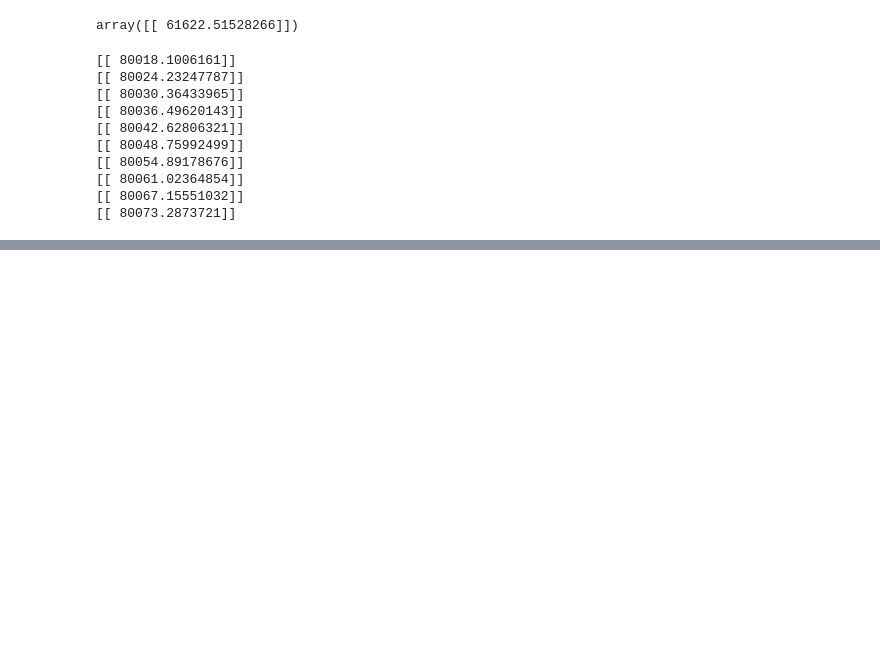
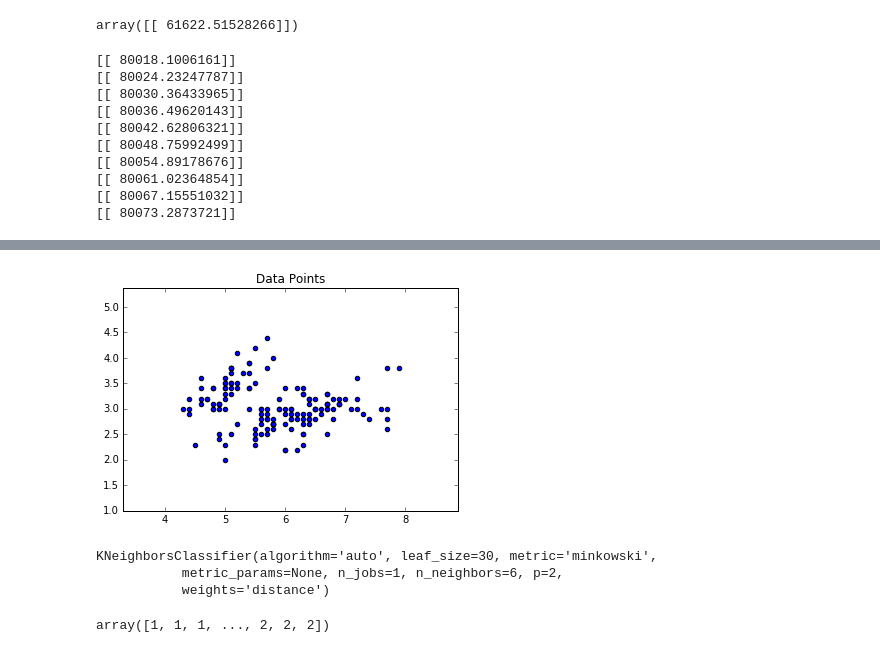
Before and after one commit to RittickDatta/Jupyter_Notebooks, a Jupyter notebook: Python Machine Learning.ipynb, the cells around one changed output, grey strips where cells are left out. Drawn from its saved outputs; the diff is of its cells as text; code cells hidden in the pictures; blank space fills up the shorter version.

Commit message:
Python Machine Learning - Classifier

```diff
--- a/Python Machine Learning.ipynb
+++ b/Python Machine Learning.ipynb
@@ -74,0 +79,5 @@ for lotSize in range(8000,8010):
+# %%
+iris = datasets.load_iris()
+# %%
+X = iris.data[:,:2]
+y = iris.target
@@ -74,0 +128,15 @@ for lotSize in range(8000,8010):
+# %%
+h = .02
+# %%
+x_min, x_max = X[:, 0].min() - 1, X[:, 0].max() + 1
+y_min, y_max = X[:, 1].min() - 1, X[:, 1].max() + 1
+xx, yy = np.meshgrid(np.arange(x_min, x_max, h), np.arange(y_min, y_max, h))
+# %%
+plt.figure()
+plt.scatter(X[:,0], X[:, 1])
+plt.xlim(xx.min(), xx.max())
+plt.ylim(yy.min(), yy.max())
+plt.title("Data Points")
+plt.show()
+# %% [output]
+[figure, added]
@@ -74,0 +146,7 @@ for lotSize in range(8000,8010):
+# %%
+clf = neighbors.KNeighborsClassifier(n_neighbors=6, weights='distance')
+clf.fit(X, y)
+# %% [output]
+KNeighborsClassifier(algorithm='auto', leaf_size=30, metric='minkowski',
+           metric_params=None, n_jobs=1, n_neighbors=6, p=2,
+           weights='distance')
@@ -74,0 +155,4 @@ for lotSize in range(8000,8010):
+# %%
+Z
+# %% [output]
+array([1, 1, 1, ..., 2, 2, 2])
```
Also changed, not shown: parts of 14 cells of this notebook.
